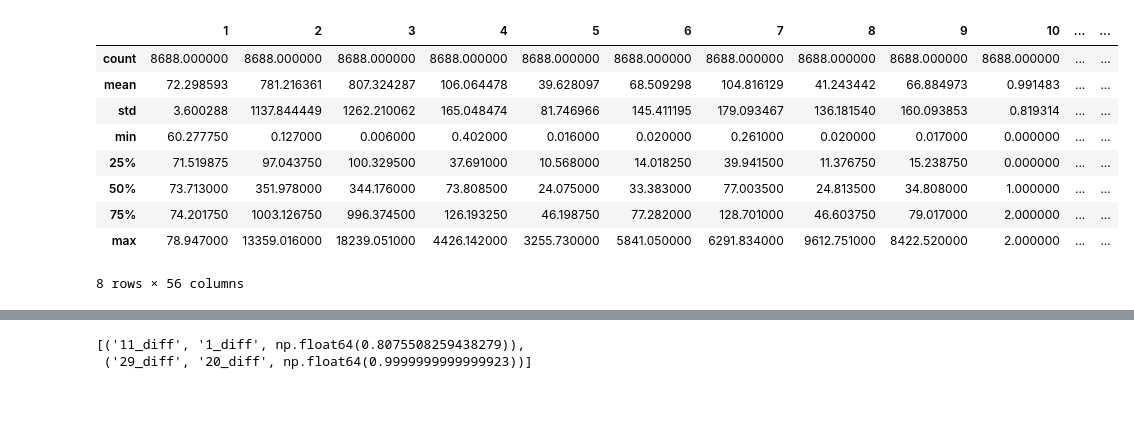
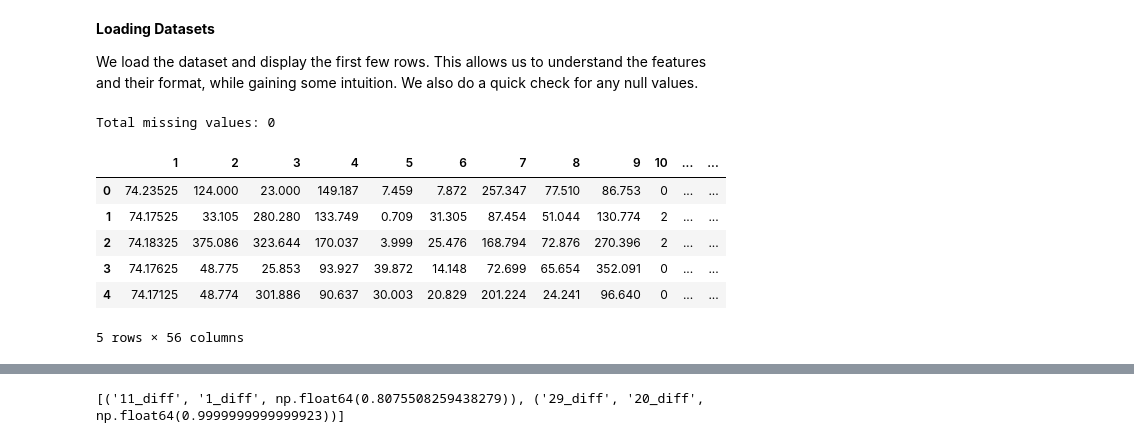
Before and after one commit to maxcyn/data-analysis-project, a Jupyter notebook: main.ipynb, the cells around one changed output, grey strips where cells are left out. Drawn from its saved outputs; the diff is of its cells as text; code cells hidden in the pictures; blank space fills up the shorter version.

```diff
--- a/main.ipynb
+++ b/main.ipynb
@@ -48,15 +22,18 @@ After differencing, begin with EDA and correlation analysis to map out relations
+# %% [markdown]
+__Loading Datasets__
+
+We load the dataset and display the first few rows. This allows us to understand the features and their format, while gaining some intuition. We also do a quick check for any null values.
 # %%
 # Load dataset
 df = pd.read_csv('TEST_Trader_Quant_dataset.csv')
-df.describe()
+print(f"\nTotal missing values: {df.isnull().sum().sum()}")
+df.head()
 # %% [output]
+Total missing values: 0
 |  | 1 | 2 | 3 | 4 | 5 | 6 | 7 | 8 | 9 | 10 | ... | ... |
-| count | 8688.000000 | 8688.000000 | 8688.000000 | 8688.000000 | 8688.000000 | 8688.000000 | 8688.000000 | 8688.000000 | 8688.000000 | 8688.000000 | ... | ... |
-| mean | 72.298593 | 781.216361 | 807.324287 | 106.064478 | 39.628097 | 68.509298 | 104.816129 | 41.243442 | 66.884973 | 0.991483 | ... | ... |
-| std | 3.600288 | 1137.844449 | 1262.210062 | 165.048474 | 81.746966 | 145.411195 | 179.093467 | 136.181540 | 160.093853 | 0.819314 | ... | ... |
-| min | 60.277750 | 0.127000 | 0.006000 | 0.402000 | 0.016000 | 0.020000 | 0.261000 | 0.020000 | 0.017000 | 0.000000 | ... | ... |
-| 25% | 71.519875 | 97.043750 | 100.329500 | 37.691000 | 10.568000 | 14.018250 | 39.941500 | 11.376750 | 15.238750 | 0.000000 | ... | ... |
-| 50% | 73.713000 | 351.978000 | 344.176000 | 73.808500 | 24.075000 | 33.383000 | 77.003500 | 24.813500 | 34.808000 | 1.000000 | ... | ... |
-| 75% | 74.201750 | 1003.126750 | 996.374500 | 126.193250 | 46.198750 | 77.282000 | 128.701000 | 46.603750 | 79.017000 | 2.000000 | ... | ... |
-| max | 78.947000 | 13359.016000 | 18239.051000 | 4426.142000 | 3255.730000 | 5841.050000 | 6291.834000 | 9612.751000 | 8422.520000 | 2.000000 | ... | ... |
+| 0 | 74.23525 | 124.000 | 23.000 | 149.187 | 7.459 | 7.872 | 257.347 | 77.510 | 86.753 | 0 | ... | ... |
+| 1 | 74.17525 | 33.105 | 280.280 | 133.749 | 0.709 | 31.305 | 87.454 | 51.044 | 130.774 | 2 | ... | ... |
+| 2 | 74.18325 | 375.086 | 323.644 | 170.037 | 3.999 | 25.476 | 168.794 | 72.876 | 270.396 | 2 | ... | ... |
+| 3 | 74.17625 | 48.775 | 25.853 | 93.927 | 39.872 | 14.148 | 72.699 | 65.654 | 352.091 | 0 | ... | ... |
+| 4 | 74.17125 | 48.774 | 301.886 | 90.637 | 30.003 | 20.829 | 201.224 | 24.241 | 96.640 | 0 | ... | ... |
-8 rows × 56 columns
+5 rows × 56 columns
```
Also changed, not shown: parts of 40 cells of this notebook, 1 other file.
